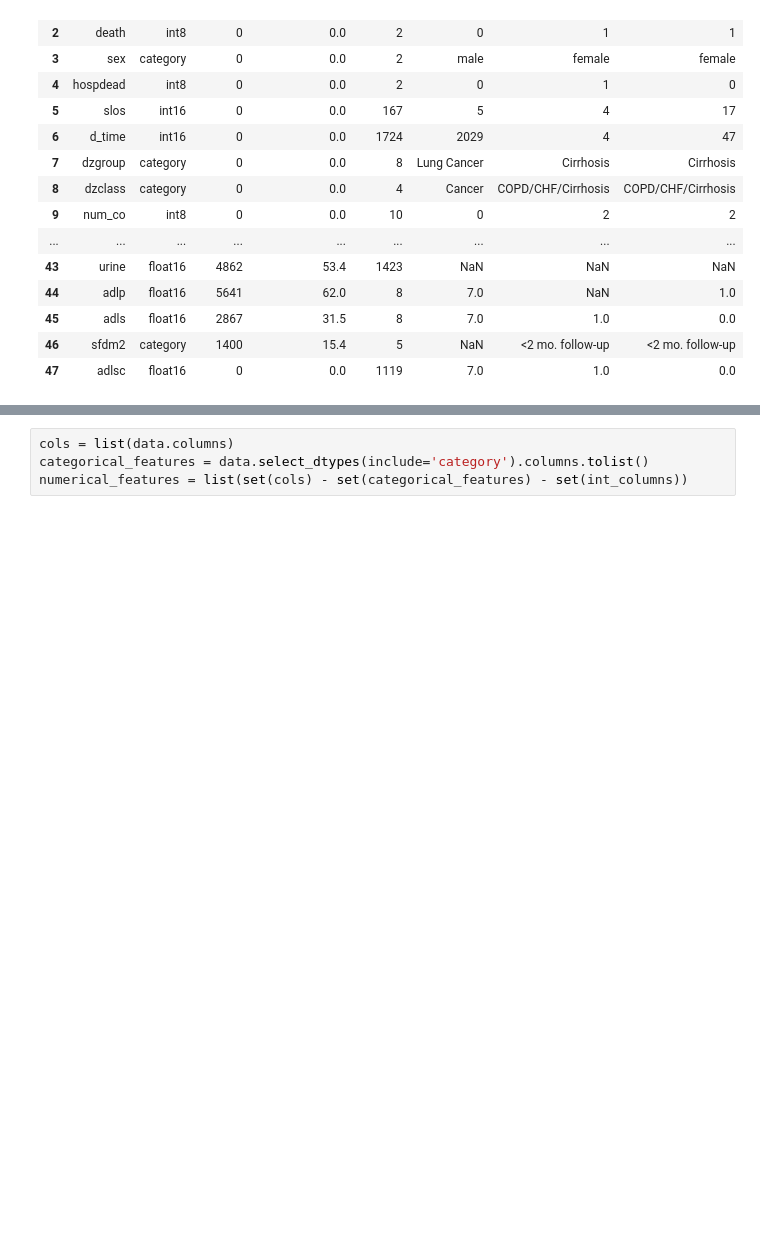
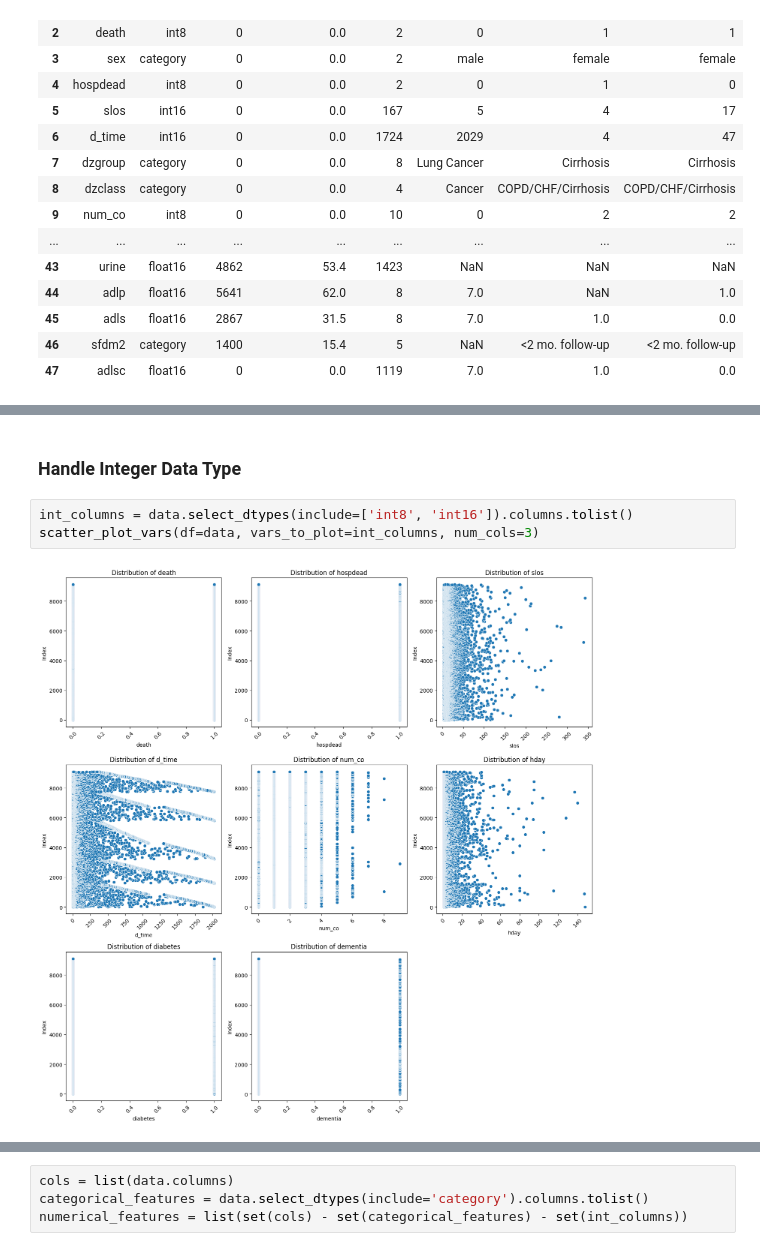
Before and after one commit to ariahosseini/TradML, a Jupyter notebook: ML_Health_and_Medicine.ipynb, the cells around one changed output, grey strips where cells are left out. Saved outputs shown, nothing was run; the diff lists cells and outputs as text; blank space fills up the shorter version.

```diff
--- a/ML_Health_and_Medicine.ipynb
+++ b/ML_Health_and_Medicine.ipynb
@@ -129 +124,8 @@ dtype: int64
+# %% [markdown]
+### Handle Integer Data Type
+# %%
+int_columns = data.select_dtypes(include=['int8', 'int16']).columns.tolist()
+scatter_plot_vars(df=data, vars_to_plot=int_columns, num_cols=3)
+# %% [output]
+[figure, added]
 # %%
```
Also changed, not shown: parts of 44 cells of this notebook.
